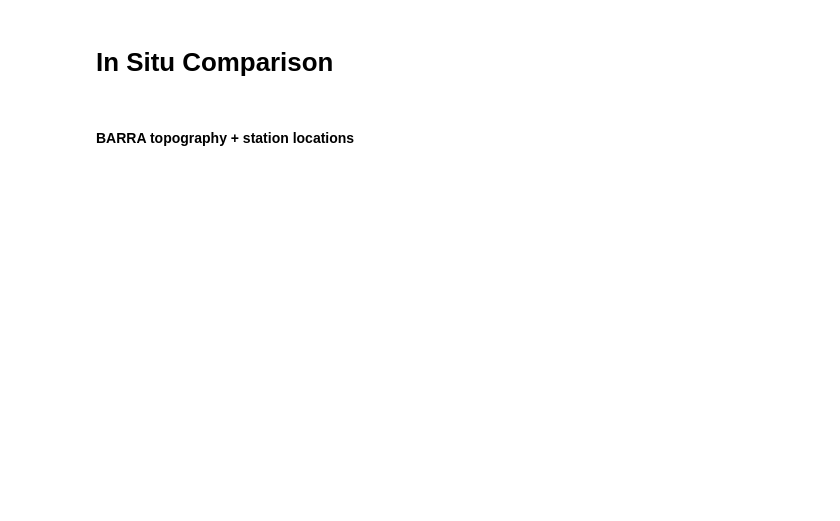
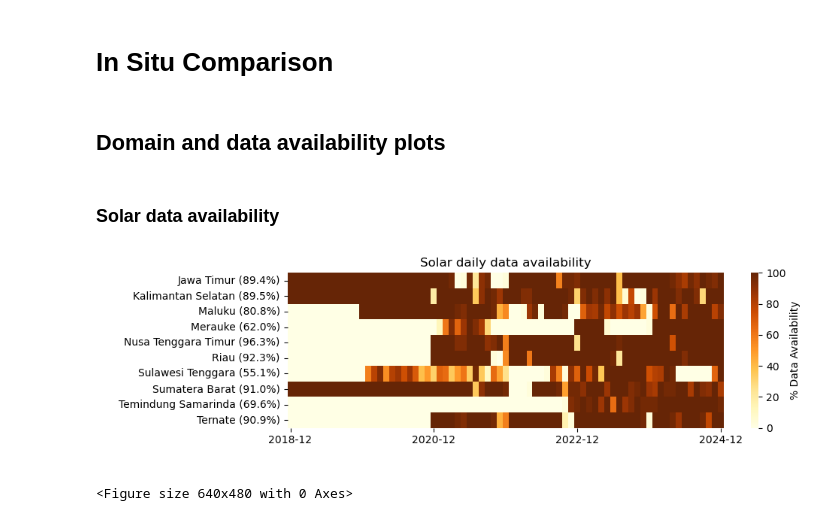
Before and after one commit to jb6465/wetsa-wp3, a Jupyter notebook: 2-in-situ_comparison.ipynb, the cells around one changed output. Saved outputs shown, nothing was run; the diff lists cells and outputs as text; code cells hidden in the pictures; blank space fills up the shorter version.

```diff
--- a/2-in-situ_comparison.ipynb
+++ b/2-in-situ_comparison.ipynb
@@ -15,5 +15,50 @@ import calendar
 import seaborn as sns
 sys.path.append('/g/data/qz03/wp3/code/git-repo')
 from utils import *
-# %% [markdown]
-#### BARRA topography + station locations
+# %% [markdown]
+## Domain and data availability plots
+# %% [markdown]
+### Solar data availability
+# %%
+solar_station_latlon_df = pd.read_csv('/g/data/qz03/wp3/data/obs/solar/station_metadata.csv').drop(columns=['No']).dropna()
+
+files = ['/g/data/qz03/wp3/data/obs/solar/'+station_csv for station_csv in os.listdir('/g/data/qz03/wp3/data/obs/solar') if 'station_metadata' not in station_csv]
+dfs = {f.split('/')[-1].replace('.csv',''): pd.read_csv(f) for f in files}
+
+months_list = []
+for df in dfs.values():
+    df['Date'] = pd.to_datetime(df['Date'])
+    months_list.append(df['Date'].dt.tz_convert(None).dt.to_period('M').drop_duplicates())
+
+all_months = pd.Index(pd.concat(months_list).drop_duplicates()).sort_values()
+
+availability = pd.DataFrame(index=dfs.keys(), columns=all_months.astype(str))
+for station, df in dfs.items():
+    df['year_month'] = df['Date'].dt.tz_convert(None).dt.to_period('M')
+    total_per_month = df.groupby('year_month').size()
+    avail_per_month = df.groupby('year_month')['GHI_sum'].apply(lambda x: (x.notna() & (x != 0)).sum())
+    pct = (avail_per_month / total_per_month).reindex(all_months, fill_value=0) * 100
+    availability.loc[station] = pct.values
+
+availability.index = availability.index.str[:5]
+new_index = []
+for station, df in dfs.items():
+    total = len(df)
+    available = (df['GHI_sum'].notna() & (df['GHI_sum'] != 0)).sum()
+    percent = (available / total) * 100 if total > 0 else 0
+    label = f"{station.split('_')[1]} ({percent:.1f}%)"
+    new_index.append(label)
+
+availability.index = new_index
+availability.sort_index(inplace=True)
+plt.figure(figsize=(10, len(dfs)*0.05 + 2.5))
+sns.heatmap(availability.astype(float), cmap='YlOrBr', cbar_kws={'label': '% Data Availability'}, xticklabels=24)
+plt.title("Solar daily data availability")
+plt.ylabel(' ')
+plt.xlabel(' ')
+plt.tight_layout()
+plt.show()
+plt.clf()
+# %% [output]
+[figure, added]
+<Figure size 640x480 with 0 Axes>
```
Also changed, not shown: parts of 12 cells of this notebook.
